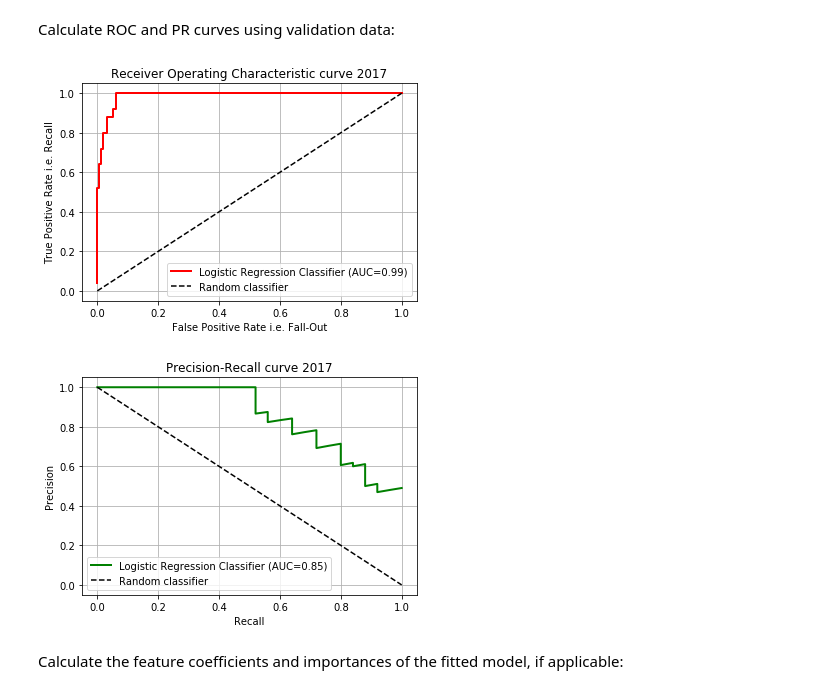
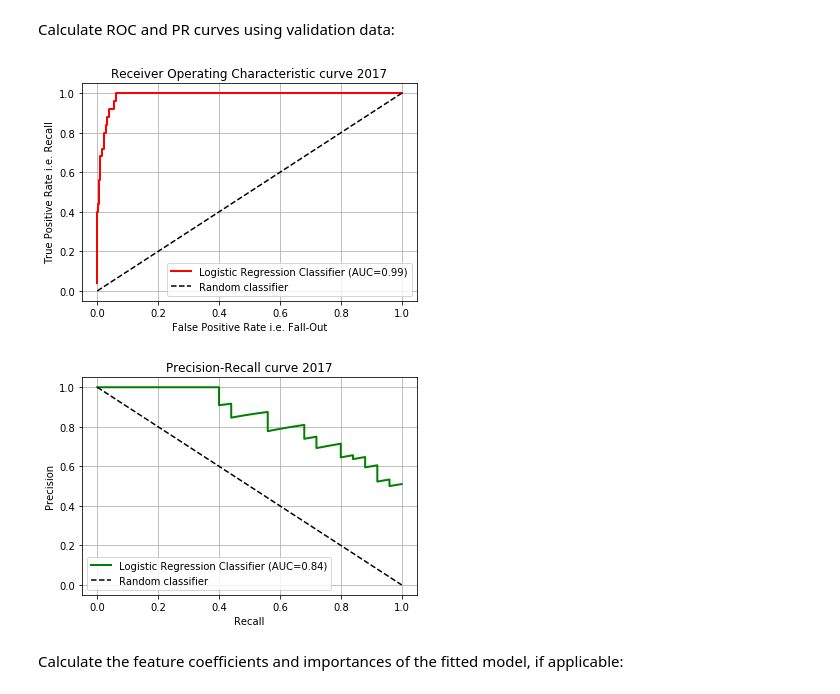
Before and after one commit to gmalim/NBA_analysis, a Jupyter notebook: NBA_All-Stars.ipynb, the cells around one changed output. Cells and saved outputs as stored; diff of their text form; code cells hidden in the pictures.

```diff
--- a/NBA_All-Stars.ipynb
+++ b/NBA_All-Stars.ipynb
@@ -73,7 +79,7 @@ if includeadvancedstats:
 else:
     print("--> Advanced statistics not included")
 
-min_num_games = 10 # Enter any number between 0 and 82
+min_num_games = 20 # Enter any number between 0 and 82
 
 print("--> Minimum number of games for each player =", min_num_games)
 # %% [output]
@@ -313,0 +365,10 @@ Choose one of the 12 classifiers in the list below (set *random_state* to specif
+# %%
+model = GaussianMixture(n_components=2, covariance_type='full')  # Instantiate model with hyperparameters
+
+model.fit(X_training)                                            # Fit model to data. Notice y is not specified!
+
+y_gmm = model.predict(X_training)                                # Determine cluster labels
+
+df_training['cluster'] = y_gmm
+
+_ = sns.lmplot("PCA1", "PCA2", data=df_training, hue='AS', col='cluster', fit_reg=False)
@@ -382,0 +479,8 @@ print("--> Model parameters : ", model.get_params())
+# %%
+classifier = 1
+
+modelname = clf_dict[classifier][0]
+model     = clf_dict[classifier][1]
+
+print("--> Selected classifier =", modelname)
+print("--> Model parameters : ", model.get_params())
@@ -481,49 +588,56 @@ print("--> ROC-AUC score   : {:.1%}".format(roc_auc  ))
 # %% [markdown]
  Calculate ROC and PR curves using validation data:
 # %%
-decisionfunctionclassifiers = [1, 3] # LogisticRegression, SVC
-
-if (classifier in decisionfunctionclassifiers):
+'''
+if hasattr(model, "decision_function"): # LogisticRegression, SVC
     y_score = model.decision_function(X_validation)
 else:
     y_score = model.predict_proba(X_validation)
+'''
+y_score = model.predict_proba(X_validation)
 
-if (classifier in decisionfunctionclassifiers):
+'''
+if hasattr(model, "decision_function"):
     fpr, tpr, thresholds = roc_curve(y_validation, y_score)       # to be used when y_score is calculated using decision_function method
 else:
     fpr, tpr, thresholds = roc_curve(y_validation, y_score[:, 1]) # to be used when y_score is calculated using predict_proba method
+'''
+fpr, tpr, thresholds = roc_curve(y_validation, y_score[:, 1])
 
 roc_auc = auc(fpr, tpr)
 
 plt.figure()
 plt.plot(fpr, tpr, color='red', lw=2, label='{} (AUC={:.2f})'.format(modelname, roc_auc))
 plt.plot([0, 1], [0, 1], color='black', linestyle='--', label='Random classifier')
 plt.xlabel('False Positive Rate i.e. Fall-Out')
 plt.ylabel('True Positive Rate i.e. Recall')
 plt.title('Receiver Operating Characteristic curve {}'.format(validation_year))
 plt.legend(loc="lower right")
 #plt.text(0.65, 0.3, r"ROC-AUC = {:.2f}".format(roc_auc), color='red')
 plt.grid(True)
 
-if (classifier in decisionfunctionclassifiers):
+'''
+if hasattr(model, "decision_function"):
     precision, recall, _ = precision_recall_curve(y_validation, y_score)       # to be used when y_score is calculated using decision_function method
 else:
     precision, recall, _ = precision_recall_curve(y_validation, y_score[:, 1]) # to be used when y_score is calculated using predict_proba method
+'''
+precision, recall, _ = precision_recall_curve(y_validation, y_score[:, 1])
 
 pr_auc = auc(recall, precision)
 
 plt.figure()
 plt.plot(recall, precision, color='green', lw=2, label='{} (AUC={:.2f})'.format(modelname, pr_auc))
 plt.plot([0, 1], [1, 0], color='black', linestyle='--', label='Random classifier')
 plt.xlabel('Recall')
 plt.ylabel('Precision')
 plt.title('Precision-Recall curve {}'.format(validation_year))
 plt.legend(loc="lower left")
 #plt.text(0.05, 0.3, r"PR-AUC = {:.2f}".format(pr_auc), color='green')
 plt.grid(True)
 # %% [output]
-[figure, old version]
+[figure, new version]
-[figure, old version]
+[figure, new version]
 # %% [markdown]
 Calculate the feature coefficients and importances of the fitted model, if applicable:
 # %%
```
Also changed, not shown: parts of 30 cells of this notebook, 1 other file.
